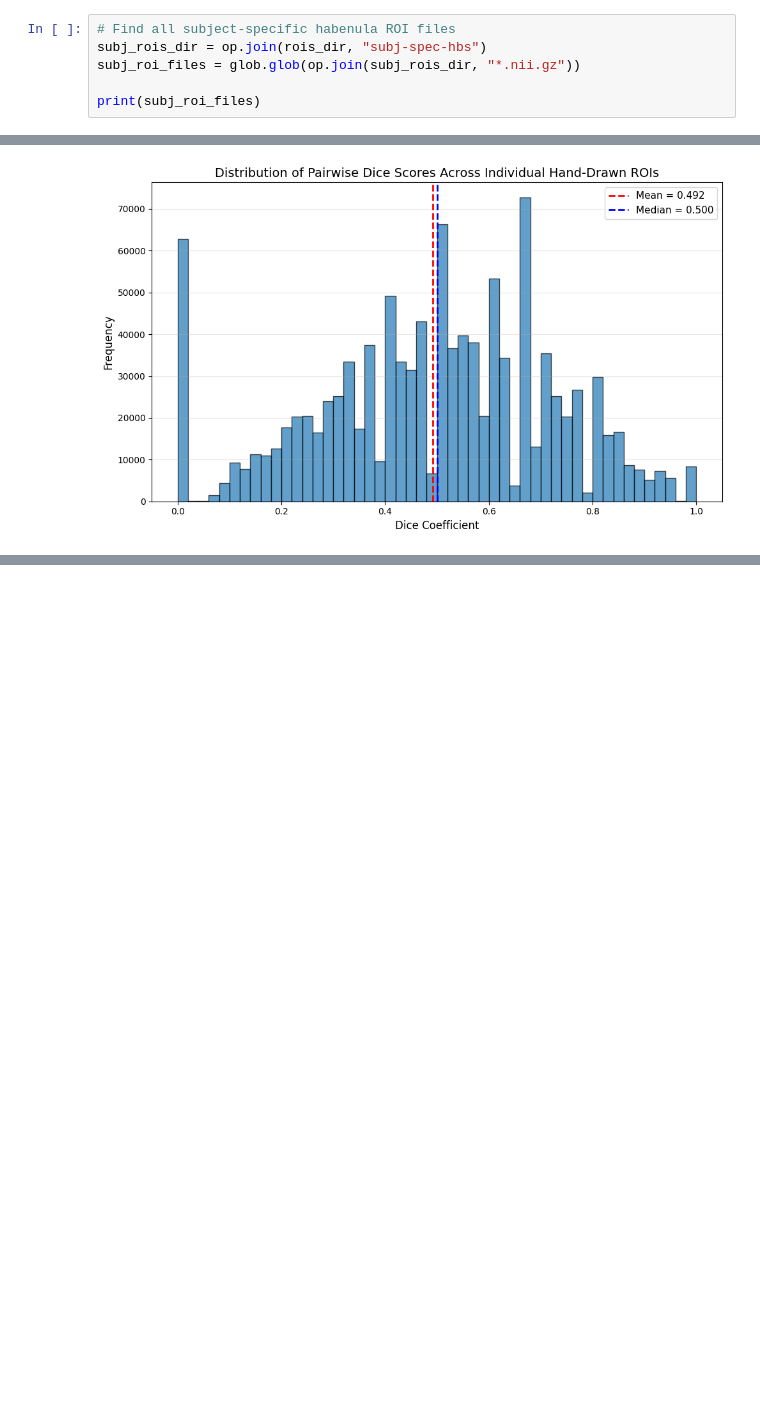
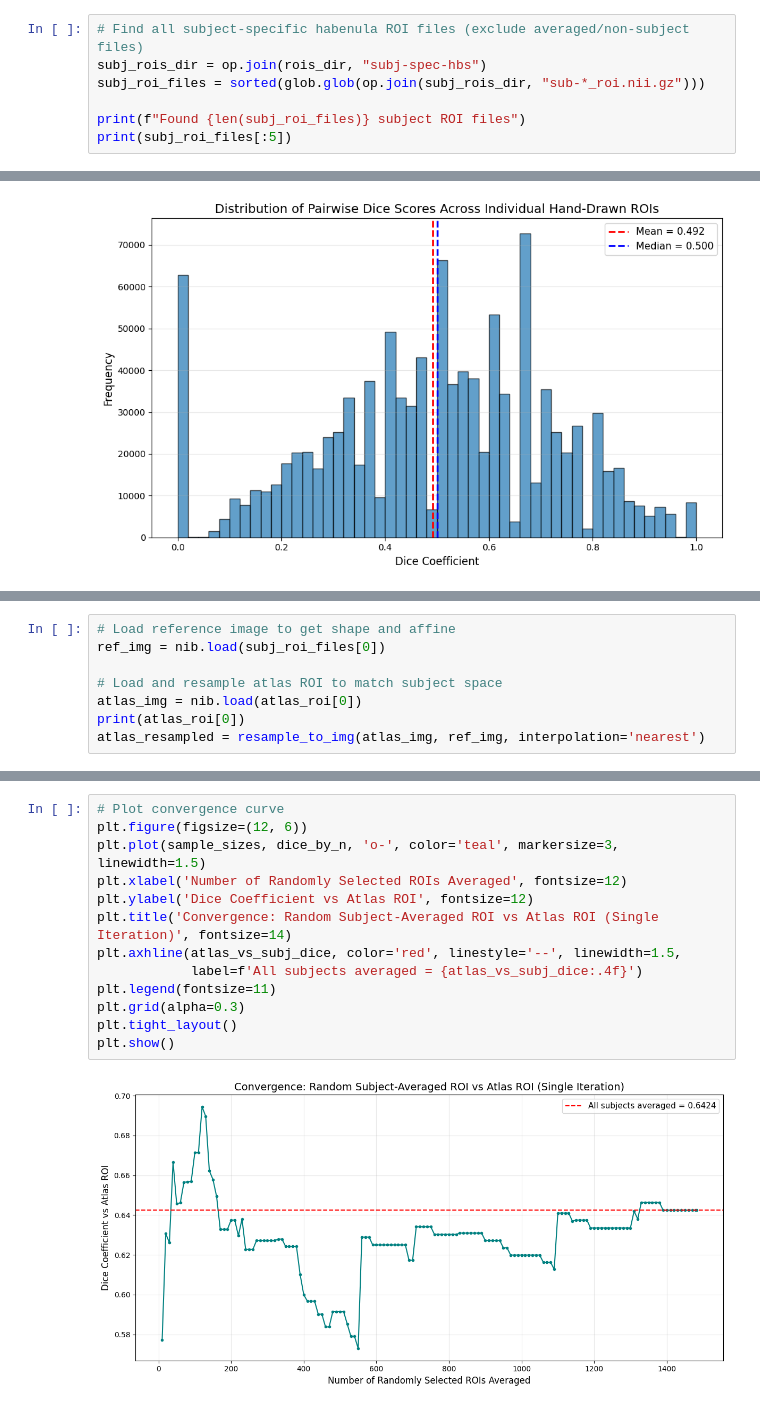
Before and after one commit to chlohamp/habenula-comparison, a Jupyter notebook: roi-comparison.ipynb, the cells around one changed output, grey strips where cells are left out. Drawn from its saved outputs; the diff is of its cells as text; blank space fills up the shorter version.

Commit message:
roi iterations

```diff
--- a/roi-comparison.ipynb
+++ b/roi-comparison.ipynb
@@ -159,9 +159,10 @@ def pairwise_dice_scores(roi_files, output_dir=None, force_recalc=False):
 # %%
 rois_dir = "./dset/seed-regions"
 # %%
-# Find all subject-specific habenula ROI files
+# Find all subject-specific habenula ROI files (exclude averaged/non-subject files)
 subj_rois_dir = op.join(rois_dir, "subj-spec-hbs")
-subj_roi_files = glob.glob(op.join(subj_rois_dir, "*.nii.gz"))
+subj_roi_files = sorted(glob.glob(op.join(subj_rois_dir, "sub-*_roi.nii.gz")))
 
-print(subj_roi_files)
+print(f"Found {len(subj_roi_files)} subject ROI files")
+print(subj_roi_files[:5])
 # %% [output]
@@ -276,0 +328,8 @@ print(f"Dice coefficient between Atlas ROI and Subject-Averaged ROI: {atlas_vs_s
+# %%
+# Load reference image to get shape and affine
+ref_img = nib.load(subj_roi_files[0])
+
+# Load and resample atlas ROI to match subject space
+atlas_img = nib.load(atlas_roi[0])
+print(atlas_roi[0])
+atlas_resampled = resample_to_img(atlas_img, ref_img, interpolation='nearest')
@@ -276,0 +450,15 @@ print(f"Dice coefficient between Atlas ROI and Subject-Averaged ROI: {atlas_vs_s
+# %%
+# Plot convergence curve
+plt.figure(figsize=(12, 6))
+plt.plot(sample_sizes, dice_by_n, 'o-', color='teal', markersize=3, linewidth=1.5)
+plt.xlabel('Number of Randomly Selected ROIs Averaged', fontsize=12)
+plt.ylabel('Dice Coefficient vs Atlas ROI', fontsize=12)
+plt.title('Convergence: Random Subject-Averaged ROI vs Atlas ROI (Single Iteration)', fontsize=14)
+plt.axhline(atlas_vs_subj_dice, color='red', linestyle='--', linewidth=1.5,
+            label=f'All subjects averaged = {atlas_vs_subj_dice:.4f}')
+plt.legend(fontsize=11)
+plt.grid(alpha=0.3)
+plt.tight_layout()
+plt.show()
+# %% [output]
+[figure, added]
```
Also changed, not shown: parts of 11 cells of this notebook.
